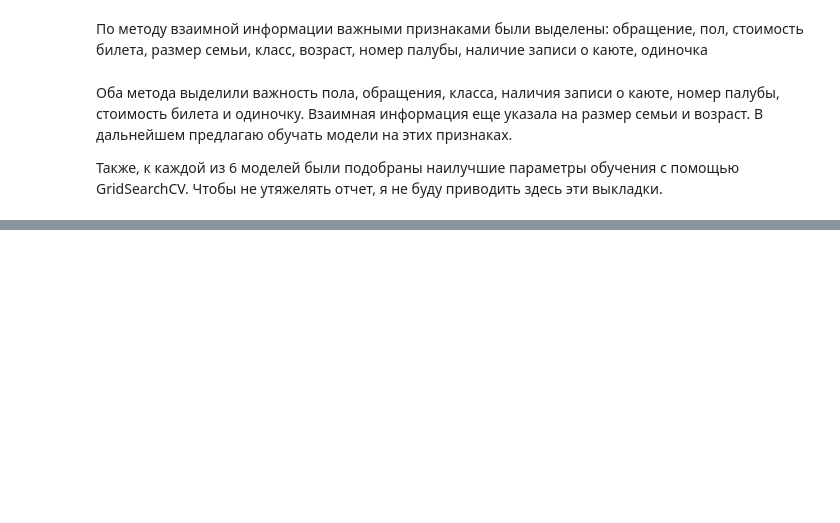
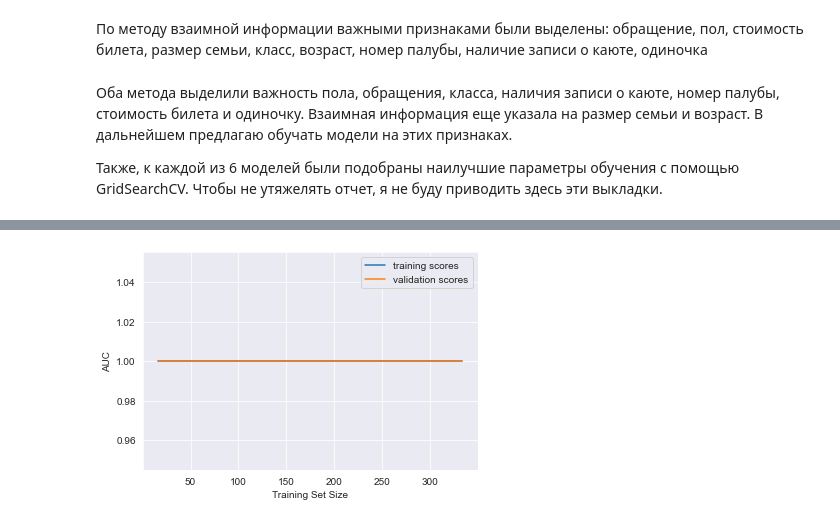
Before and after one commit to ex3del/lab4_iad, a Jupyter notebook: Без названия.ipynb, the cells around one changed output, grey strips where cells are left out. Cells and saved outputs as stored; diff of their text form; code cells hidden in the pictures; blank space fills up the shorter version.

```diff
--- a/Без названия.ipynb
+++ b/Без названия.ipynb
@@ -878,0 +1210,22 @@ alg_four_best
+# %%
+def plot_with_err(x, data, **kwargs):
+    mu, std = data.mean(1), data.std(1)
+    lines = plt.plot(x, mu, '-', **kwargs)
+    plt.fill_between(x, mu - std, mu + std, edgecolor='none',
+    facecolor=lines[0].get_color(), alpha=0.2)
+
+def plot_learning_curve(degree=2, n=300):
+    train_sizes = np.linspace(0.05, 1, 20)
+    logit_pipe = Pipeline([('scaler', StandardScaler()), ('poly', PolynomialFeatures(degree=degree)),
+    ('sgd_logit', xgb.XGBClassifier(learning_rate=0.07, max_depth=n, n_estimators=650, n_jobs=-1))])
+    N_train, val_train, val_test = learning_curve(logit_pipe,
+    X, y, train_sizes=train_sizes, cv=5,
+    scoring='roc_auc')
+    plot_with_err(N_train, val_train, label='training scores')
+    plot_with_err(N_train, val_test, label='validation scores')
+    plt.xlabel('Training Set Size'); plt.ylabel('AUC')
+    plt.legend()
+
+plot_learning_curve(degree=2, n=10)
+# %% [output]
+[figure, added]
```
Also changed, not shown: parts of 49 cells of this notebook, 7 other files.
